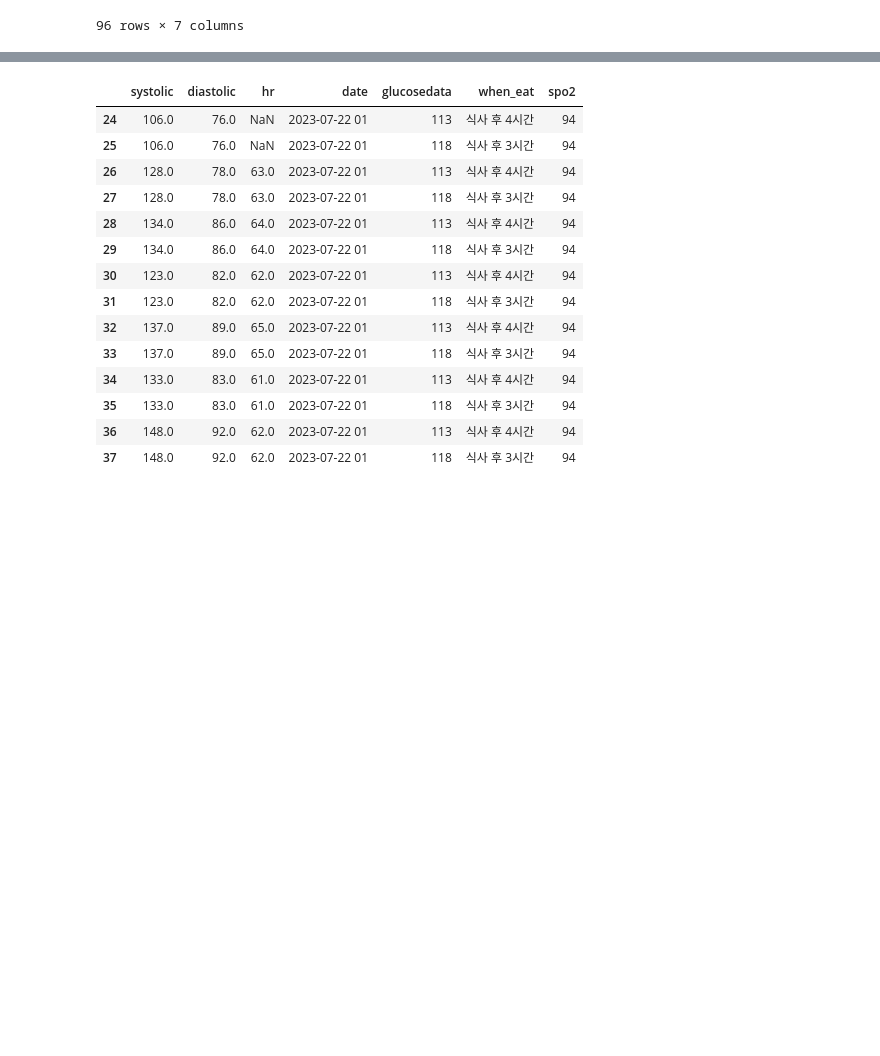
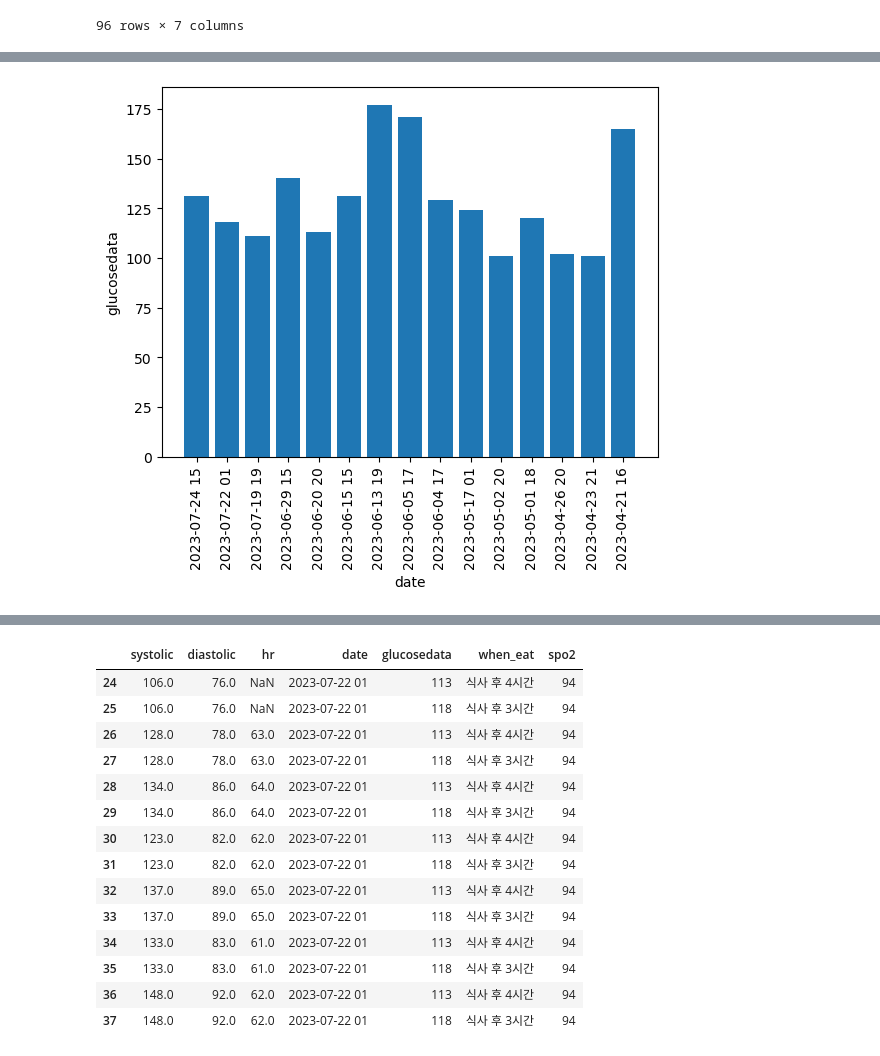
Before and after one commit to GitHayang/python, a Jupyter notebook: 미완성/healthData.ipynb, the cells around one changed output, grey strips where cells are left out. Drawn from its saved outputs; the diff is of its cells as text; code cells hidden in the pictures; blank space fills up the shorter version.

```diff
--- a/미완성/healthData.ipynb
+++ b/미완성/healthData.ipynb
@@ -534,2 +551,10 @@ import matplotlib.pyplot as plt
+# %%
+plt.bar(mergedData.date, mergedData.glucosedata)
+plt.xticks(rotation=90)
+plt.xlabel('date')
+plt.ylabel('glucosedata')
+plt.show()
+# %% [output]
+[figure, added]
 # %%
 plt.bar(mergedData.date, mergedData.systolic)
```
Also changed, not shown: parts of 7 cells of this notebook.
